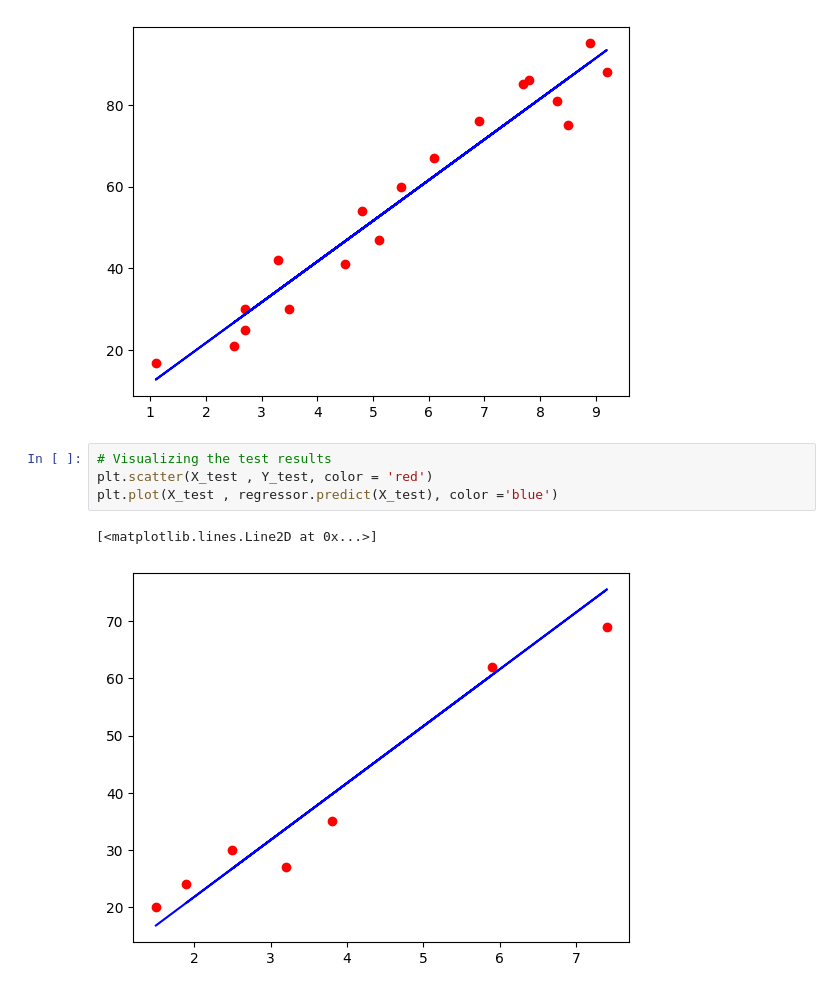
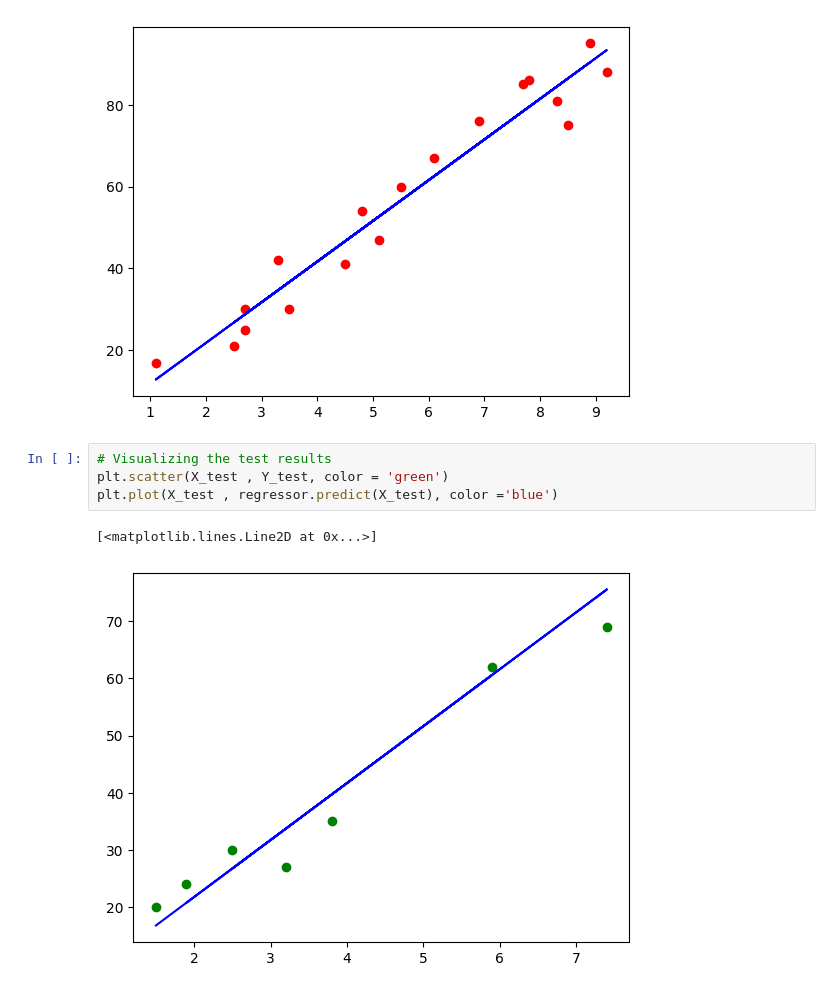
Before and after one commit to NazninNaharSr/DataScience, a Jupyter notebook: Linear_Regression.ipynb, the cells around one changed output. Saved outputs shown, nothing was run; the diff lists cells and outputs as text.

```diff
--- a/Linear_Regression.ipynb
+++ b/Linear_Regression.ipynb
@@ -34,8 +34,8 @@ plt.plot(X_train , regressor.predict(X_train), color ='blue')
 [figure]
 # %%
 # Visualizing the test results
-plt.scatter(X_test , Y_test, color = 'red')
+plt.scatter(X_test , Y_test, color = 'green')
 plt.plot(X_test , regressor.predict(X_test), color ='blue')
 # %% [output]
 [<matplotlib.lines.Line2D at 0x...>]
-[figure, old version]
+[figure, new version]
```
